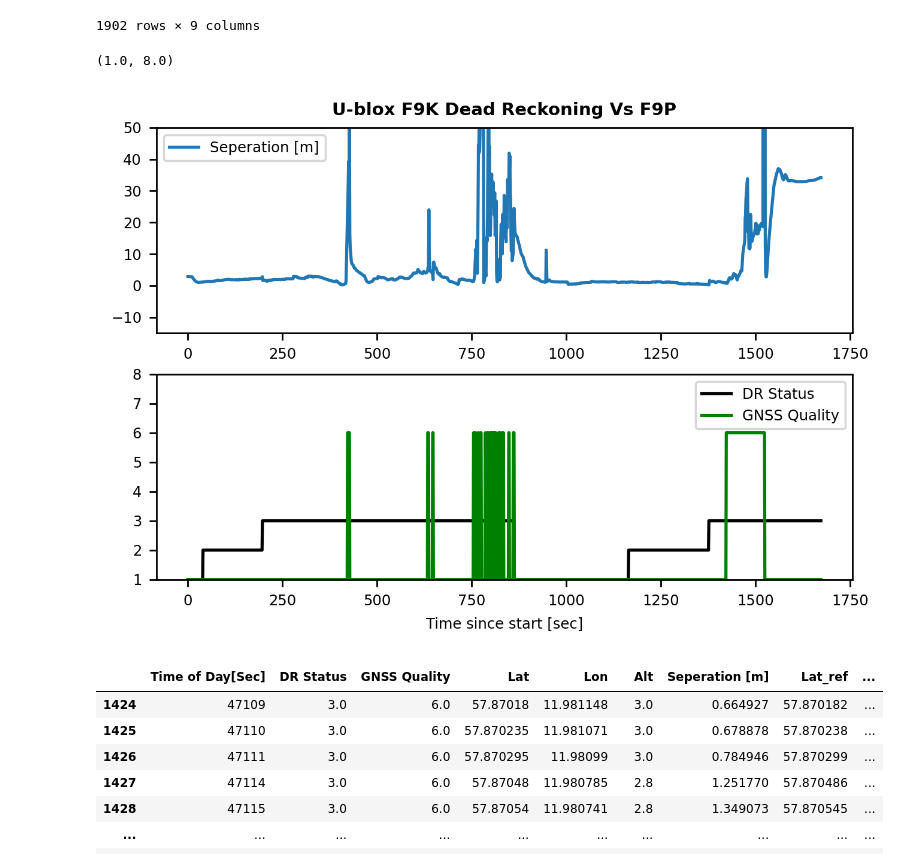
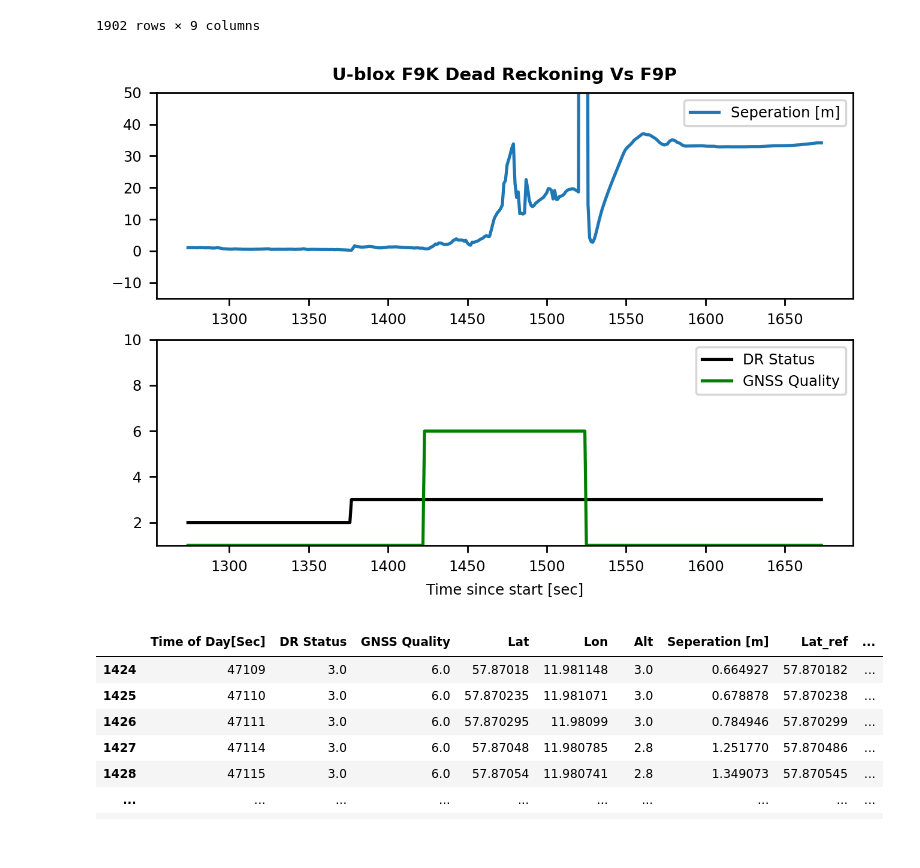
Before and after one commit to AxelBjork/OSNMA_ublox, a Jupyter notebook: dead_reckon.ipynb, the cells around one changed output. Cells and saved outputs as stored; diff of their text form; code cells hidden in the pictures.

```diff
--- a/dead_reckon.ipynb
+++ b/dead_reckon.ipynb
@@ -350,7 +350,7 @@ merged_pos_df=pos_df.merge(pos_df_ref, left_on='Time of Day[Sec]', right_on='Tim
 # Filter (valid position)
 merged_pos_df=merged_pos_df[merged_pos_df['Lat'].values!=None].reset_index(drop=True)
 merged_pos_df=merged_pos_df[merged_pos_df['Lat_ref'].values!=None].reset_index(drop=True)
-#merged_pos_df=merged_pos_df[-400:]
+merged_pos_df=merged_pos_df[-400:]
 
 seperation = []
 for row in merged_pos_df.iterrows():
@@ -371,22 +371,21 @@ merged_pos_df.insert(6,"Seperation [m]",seperation)
 # %%
 fig, axes = plt.subplots(2, 1)
 plt.rcParams['figure.dpi'] = 250
 plt.rcParams["figure.figsize"] = [6.0, 4.0]
 
 merged_pos_df[['Seperation [m]']].plot(ax = axes[0])
 axes[0].set_title('U-blox F9K Dead Reckoning Vs F9P', fontweight ="bold")
 plt.xlabel('Time since start [sec]')
 
 axes[0].set_ylim(-15,50)
 
 # Plot meta data
 merged_pos_df[['DR Status','GNSS Quality']].plot(ax = axes[1],color=['black','green'])
 plt.xlabel('Time since start [sec]')
-axes[1].set_ylim(1,8)
+axes[1].set_ylim(1,10)
 plt.show()
 # %% [output]
-(1.0, 8.0)
-[figure, old version]
+[figure, new version]
 # %%
 merged_pos_df[150:300]
 # %% [output]
```
Also changed, not shown: 1 other file.
